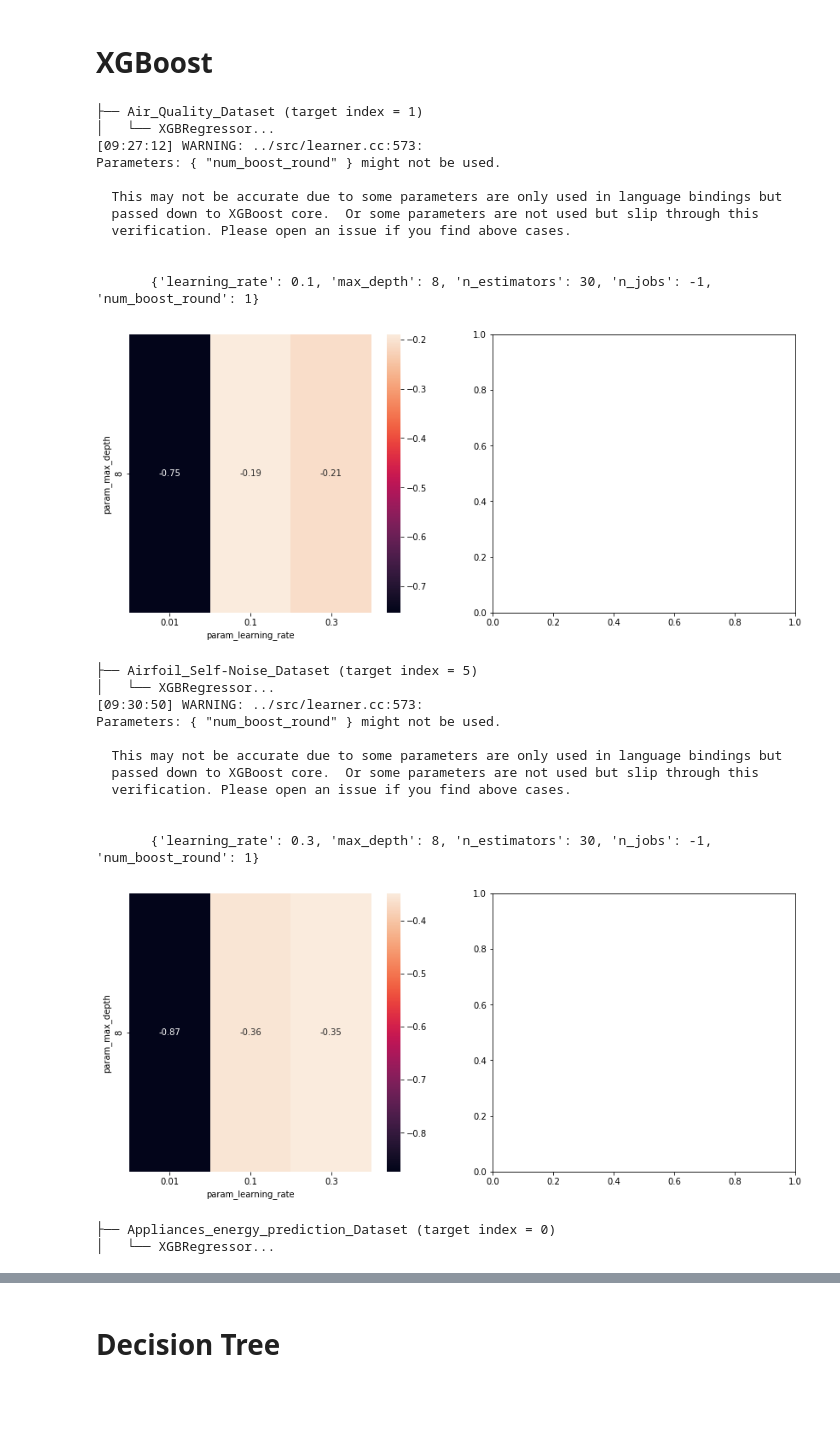
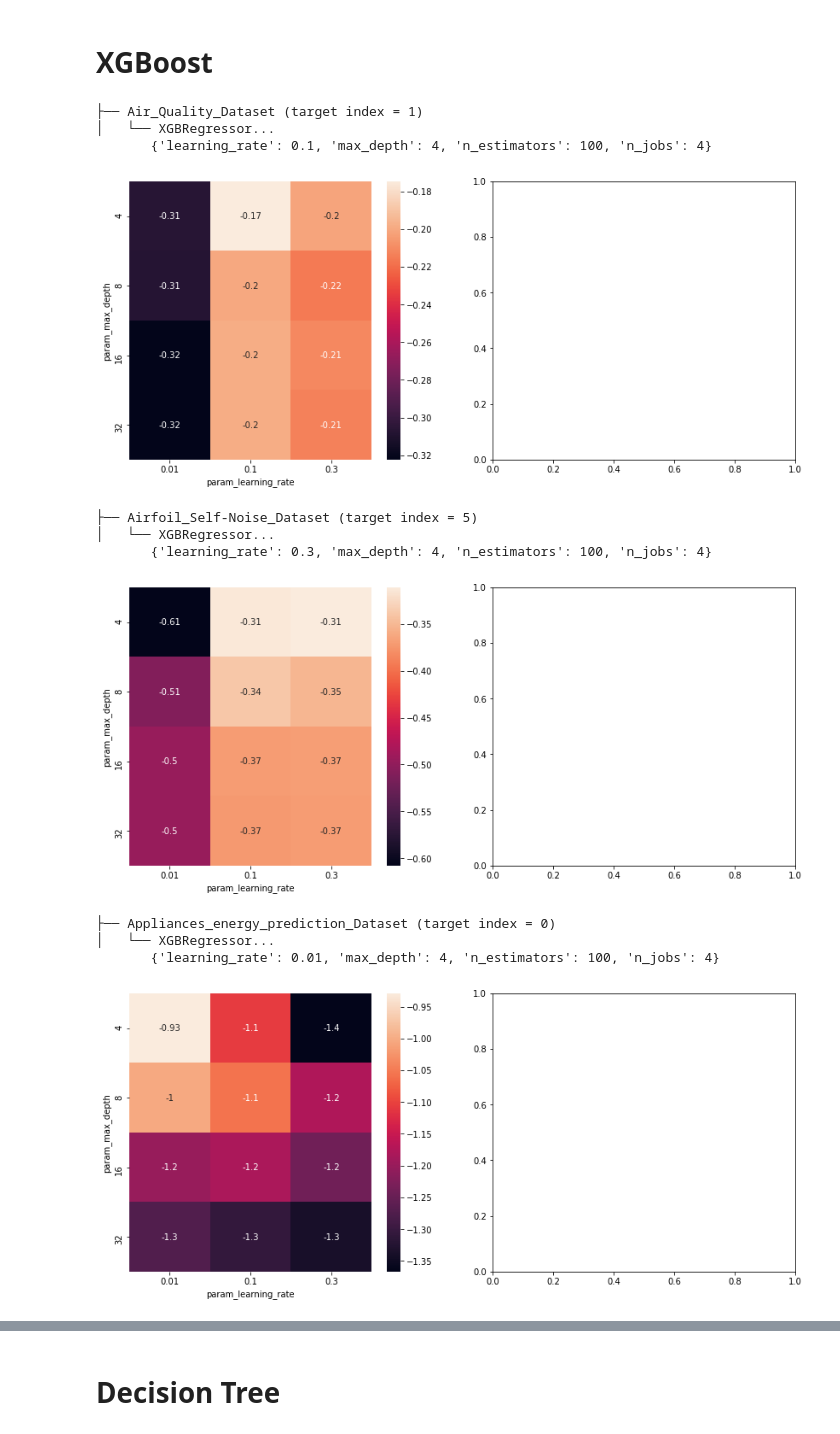
Before and after one commit to ColinTr/ClassificationForRegression, a Jupyter notebook: notebooks/Hyperparameters study.ipynb, the cells around one changed output, grey strips where cells are left out. Cells and saved outputs as stored; diff of their text form; code cells hidden in the pictures; blank space fills up the shorter version.

```diff
--- a/notebooks/Hyperparameters study.ipynb
+++ b/notebooks/Hyperparameters study.ipynb
@@ -55,11 +55,10 @@ random_forest_class_grid = {'n_jobs': [-1],
                             'max_depth': [4, 8, 16, 100],
                             'max_features': []}  # Depends on the dataset
 
-xgboost_regr_grid = {'n_jobs': [-1],
-                     'n_estimators': [30],
-                     'max_depth': [8],
-                     'learning_rate': [0.01, 0.1, 0.3],
-                     'num_boost_round':[1]}
+xgboost_regr_grid = {'n_jobs': [4],
+                     'n_estimators': [100],
+                     'max_depth': [4, 8, 16, 32],
+                     'learning_rate': [0.01, 0.1, 0.3]}
 
 xgboost_class_grid = {}
 
@@ -393,53 +342,39 @@ KeyboardInterrupt:
 for dataset_path, index_path in zip(datasets_paths, indexes_paths):
     target_var_index = None
     with open(index_path) as f:
         target_var_index = int(f.readline())
 
     print('├── ' + dataset_path.split('/')[3] + ' (target index = ' + str(target_var_index) + ')')
     full_data = pd.read_csv(dataset_path)
     X = full_data.drop(full_data.columns[target_var_index], axis=1)
     Y = full_data[full_data.columns[target_var_index]]
 
     X = normalize(X)
     Y = box_cox(Y)
     Y = Y.ravel()
 
     print('│   └── XGBRegressor...')
     grid = GridSearchCV(estimator = XGBRegressor(),
                         param_grid = xgboost_regr_grid,
                         scoring = 'neg_mean_squared_error',
-                        n_jobs=-1)
+                        n_jobs=4)
     grid.fit(X, Y)
 
     print('       ' + str(grid.best_params_))
     generate_heatmap(grid.cv_results_, 'param_max_depth', 'param_learning_rate')
 
     del grid, X, Y, full_data
     gc.collect()
 # %% [output]
 ├── Air_Quality_Dataset (target index = 1)
 │   └── XGBRegressor...
-[09:27:12] WARNING: ../src/learner.cc:573:
-Parameters: { "num_boost_round" } might not be used.
-
-  This may not be accurate due to some parameters are only used in language bindings but
-  passed down to XGBoost core.  Or some parameters are not used but slip through this
-  verification. Please open an issue if you find above cases.
-
-
-       {'learning_rate': 0.1, 'max_depth': 8, 'n_estimators': 30, 'n_jobs': -1, 'num_boost_round': 1}
+       {'learning_rate': 0.1, 'max_depth': 4, 'n_estimators': 100, 'n_jobs': 4}
-[figure, old version]
+[figure, new version]
 ├── Airfoil_Self-Noise_Dataset (target index = 5)
 │   └── XGBRegressor...
-[09:30:50] WARNING: ../src/learner.cc:573:
-Parameters: { "num_boost_round" } might not be used.
-
-  This may not be accurate due to some parameters are only used in language bindings but
-  passed down to XGBoost core.  Or some parameters are not used but slip through this
-  verification. Please open an issue if you find above cases.
-
-
-       {'learning_rate': 0.3, 'max_depth': 8, 'n_estimators': 30, 'n_jobs': -1, 'num_boost_round': 1}
+       {'learning_rate': 0.3, 'max_depth': 4, 'n_estimators': 100, 'n_jobs': 4}
-[figure, old version]
+[figure, new version]
 ├── Appliances_energy_prediction_Dataset (target index = 0)
 │   └── XGBRegressor...
+       {'learning_rate': 0.01, 'max_depth': 4, 'n_estimators': 100, 'n_jobs': 4}
+[figure, added]
```
Also changed, not shown: parts of 6 cells of this notebook, 4 other files.
